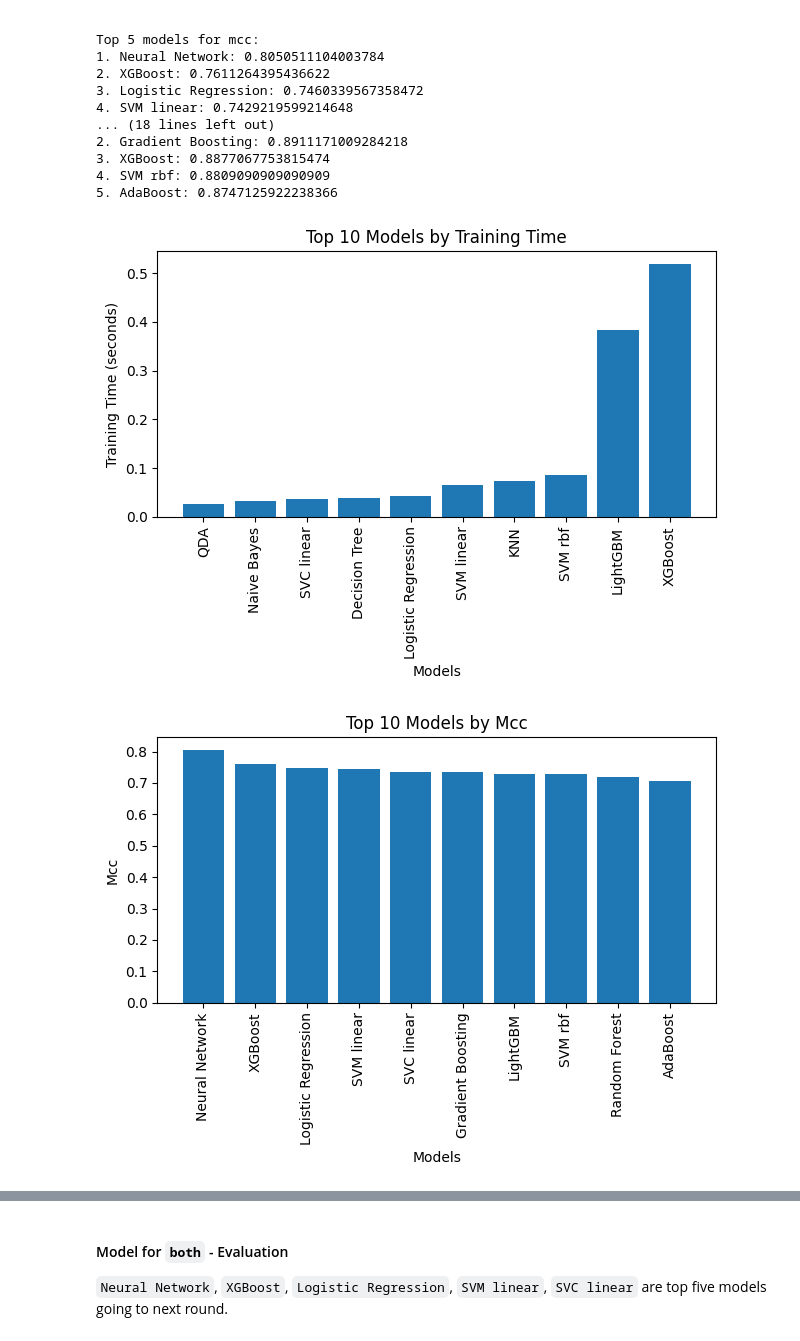
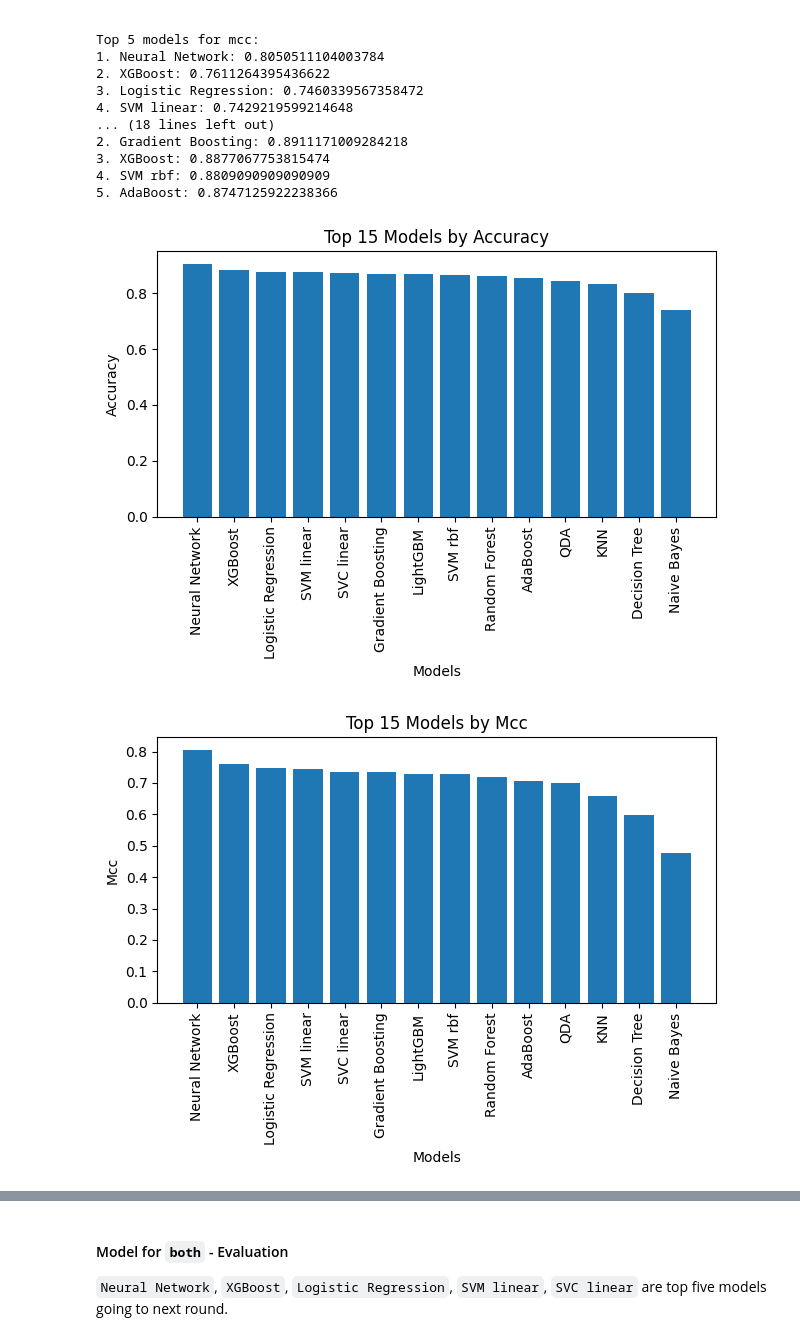
Before and after one commit to zoonalink/IGP-depresjon-MF, a Jupyter notebook: model/02-baseline-models.ipynb, the cells around one changed output, grey strips where cells are left out. Cells and saved outputs as stored; diff of their text form; code cells hidden in the pictures.

```diff
--- a/model/02-baseline-models.ipynb
+++ b/model/02-baseline-models.ipynb
@@ -187,8 +254,9 @@ Top 5 models for mcc:
 5. AdaBoost: 0.8747125922238366
 # %%
 # plot metrics
-plot_top_models(both_results, metric='training_time', top_n=10)
-plot_top_models(both_results, metric='mcc', top_n=10)
+plot_top_models(both_results, metric='accuracy', top_n=15)
+plot_top_models(both_results, metric='mcc', top_n=15)
+plot_top_models(both_results, metric='training_time', top_n=15)
 # %% [output]
-[figure, old version]
+[figure, new version]
-[figure, old version]
+[figure, new version]
```
Also changed, not shown: parts of 7 cells of this notebook, 44 other files.
